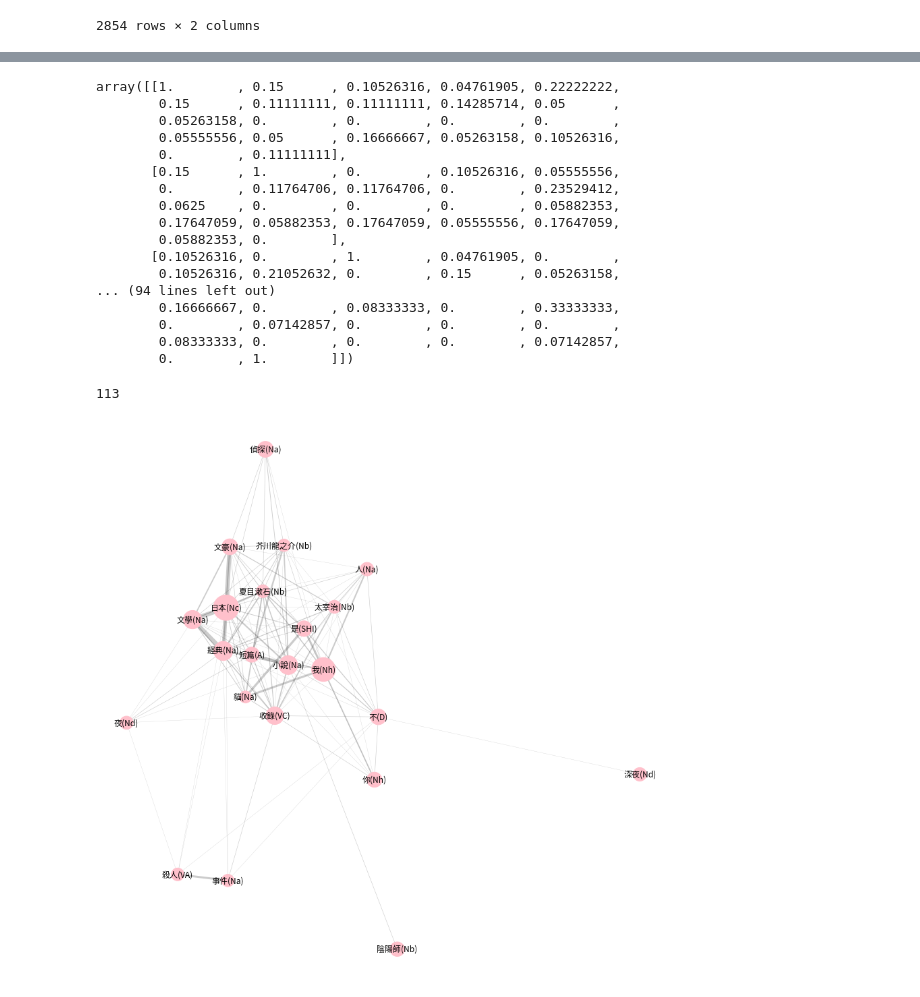
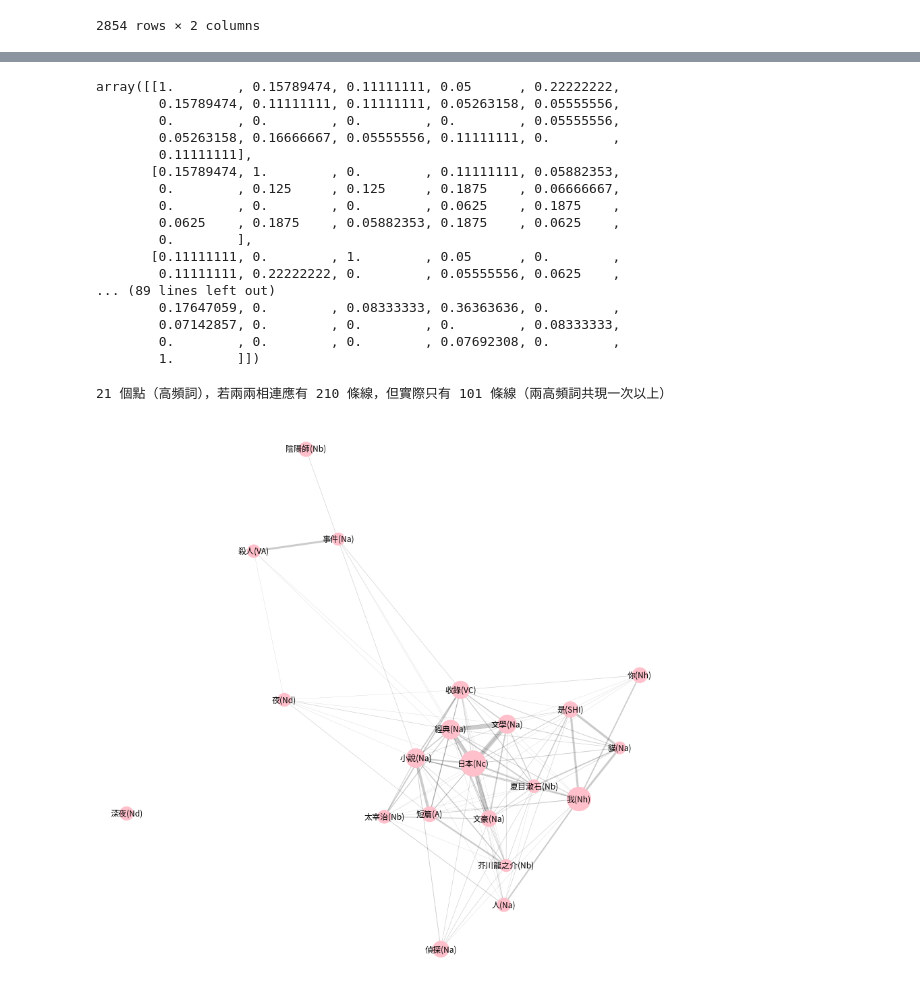
Before and after one commit to x1001000/books-chinese, a Jupyter notebook: Co_occurrence_network.ipynb, the cells around one changed output, grey strips where cells are left out. Cells and saved outputs as stored; diff of their text form; code cells hidden in the pictures.

```diff
--- a/Co_occurrence_network.ipynb
+++ b/Co_occurrence_network.ipynb
@@ -143,7 +143,6 @@ print(f'後： {len(set(titles))} 本')
 # 分析使用的詞類
 pos_to_keep = [
     'A',
-    'ADV',
     'N',
     'Nv',
     'Vi',
@@ -288,62 +303,65 @@ array([[ 8.,  1., 18.,  7., 22.,  3., 21.,  2.,  0.,  3.,  0.,  3.,  0.,
 jaccard_matrix = 1 - distance.cdist(cooccurrence_matrix, cooccurrence_matrix, 'jaccard')
 jaccard_matrix
 # %% [output]
-array([[1.        , 0.15      , 0.10526316, 0.04761905, 0.22222222,
-        0.15      , 0.11111111, 0.11111111, 0.14285714, 0.05      ,
-        0.05263158, 0.        , 0.        , 0.        , 0.        ,
-        0.05555556, 0.05      , 0.16666667, 0.05263158, 0.10526316,
-        0.        , 0.11111111],
-       [0.15      , 1.        , 0.        , 0.10526316, 0.05555556,
-        0.        , 0.11764706, 0.11764706, 0.        , 0.23529412,
-        0.0625    , 0.        , 0.        , 0.        , 0.05882353,
-        0.17647059, 0.05882353, 0.17647059, 0.05555556, 0.17647059,
-        0.05882353, 0.        ],
-       [0.10526316, 0.        , 1.        , 0.04761905, 0.        ,
-        0.10526316, 0.21052632, 0.        , 0.15      , 0.05263158,
-... (94 lines left out)
-        0.16666667, 0.        , 0.08333333, 0.        , 0.33333333,
-        0.        , 0.07142857, 0.        , 0.        , 0.        ,
-        0.08333333, 0.        , 0.        , 0.        , 0.07142857,
-        0.        , 1.        ]])
+array([[1.        , 0.15789474, 0.11111111, 0.05      , 0.22222222,
+        0.15789474, 0.11111111, 0.11111111, 0.05263158, 0.05555556,
+        0.        , 0.        , 0.        , 0.        , 0.05555556,
+        0.05263158, 0.16666667, 0.05555556, 0.11111111, 0.        ,
+        0.11111111],
+       [0.15789474, 1.        , 0.        , 0.11111111, 0.05882353,
+        0.        , 0.125     , 0.125     , 0.1875    , 0.06666667,
+        0.        , 0.        , 0.        , 0.0625    , 0.1875    ,
+        0.0625    , 0.1875    , 0.05882353, 0.1875    , 0.0625    ,
+        0.        ],
+       [0.11111111, 0.        , 1.        , 0.05      , 0.        ,
+        0.11111111, 0.22222222, 0.        , 0.05555556, 0.0625    ,
+... (89 lines left out)
+        0.17647059, 0.        , 0.08333333, 0.36363636, 0.        ,
+        0.07142857, 0.        , 0.        , 0.        , 0.08333333,
+        0.        , 0.        , 0.        , 0.07692308, 0.        ,
+        1.        ]])
 # %%
 pairs = []
+edges = []
 for i in range(len(df)):
     for j in range(i+1, len(df)):
         #jaccard = jaccard_matrix[i, j]
         #if jaccard > 0:
         #    pairs.append([re_vocab[i], re_vocab[j], term_count[re_vocab[i]], term_count[re_vocab[j]], jaccard])
         cooccurrence = cooccurrence_matrix[i,j]
+        pairs.append([re_vocab[i], re_vocab[j], term_count[re_vocab[i]], term_count[re_vocab[j]], cooccurrence])
         if cooccurrence > 0:
-            pairs.append([re_vocab[i], re_vocab[j], term_count[re_vocab[i]], term_count[re_vocab[j]], cooccurrence])
-len(pairs)
+            edges.append([re_vocab[i], re_vocab[j], term_count[re_vocab[i]], term_count[re_vocab[j]], cooccurrence])
+print(f'{len(df)} 個點（高頻詞），若兩兩相連應有 {len(pairs)} 條線，但實際只有 {len(edges)} 條線（兩高頻詞共現一次以上）')
 # %% [output]
-113
+21 個點（高頻詞），若兩兩相連應有 210 條線，但實際只有 101 條線（兩高頻詞共現一次以上）
 # %%
 G = nx.Graph()
 G.nodes(data=True)
 
 for pair in pairs:
+#for pair in edges:
     node_x, node_y, node_x_cnt, node_y_cnt, jaccard = pair#[0], pair[1], pair[2], pair[3], pair[4]
     if not G.has_node(node_x):
         G.add_node(node_x, count=node_x_cnt)
     if not G.has_node(node_y):
         G.add_node(node_y, count=node_y_cnt)
     if not G.has_edge(node_x, node_y):
         G.add_edge(node_x, node_y, weight=jaccard)
     #else:
     #    print(pair)
 
 plt.figure(figsize=(15,15))
-_pos = nx.spring_layout(G, k=None)
+_pos = nx.spring_layout(G, k=1.5)
 
 node_size = [d['count']*20 for (n,d) in G.nodes(data=True)]
 nx.draw_networkx_nodes(G, _pos, node_color='pink', alpha=1.0, node_size=node_size)
 nx.draw_networkx_labels(G, _pos)#, fontsize=14, font_family='Droid Sans Japanese')
 
 edge_width = [d['weight']*0.3 for (u,v,d) in G.edges(data=True)]
 nx.draw_networkx_edges(G, _pos, alpha=0.2, edge_color='black', width=edge_width)
 
 plt.axis('off')
 plt.show()
 # %% [output]
-[figure, old version]
+[figure, new version]
```
Also changed, not shown: parts of 4 cells of this notebook.
